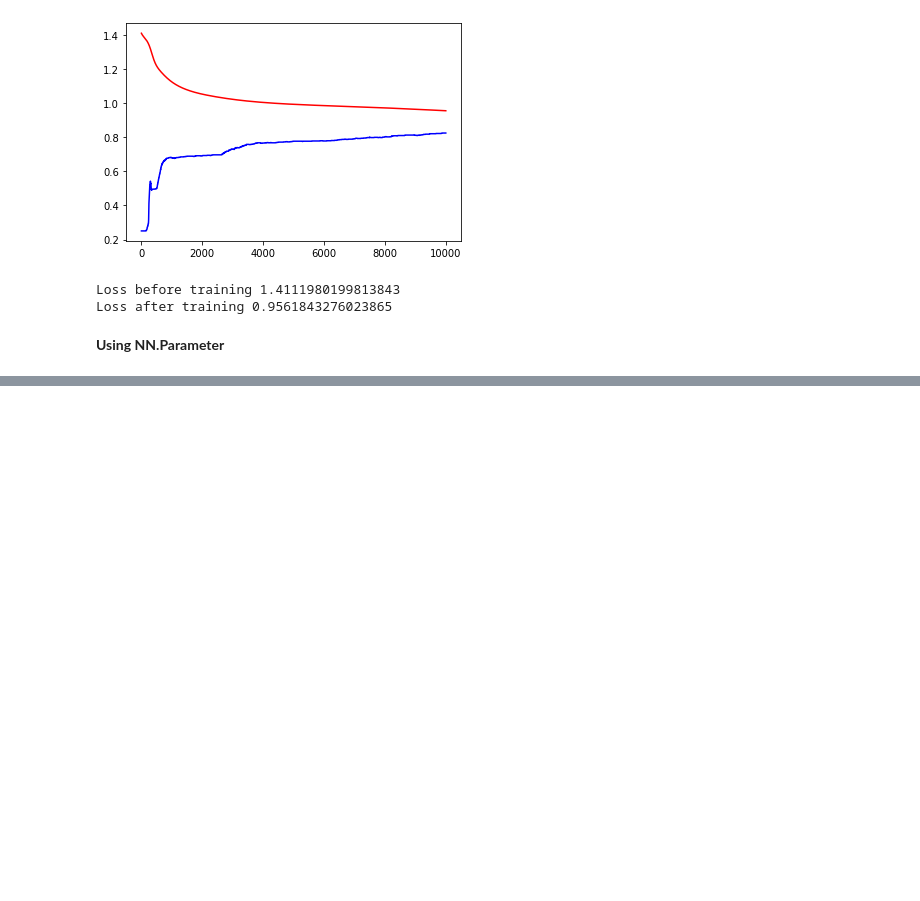
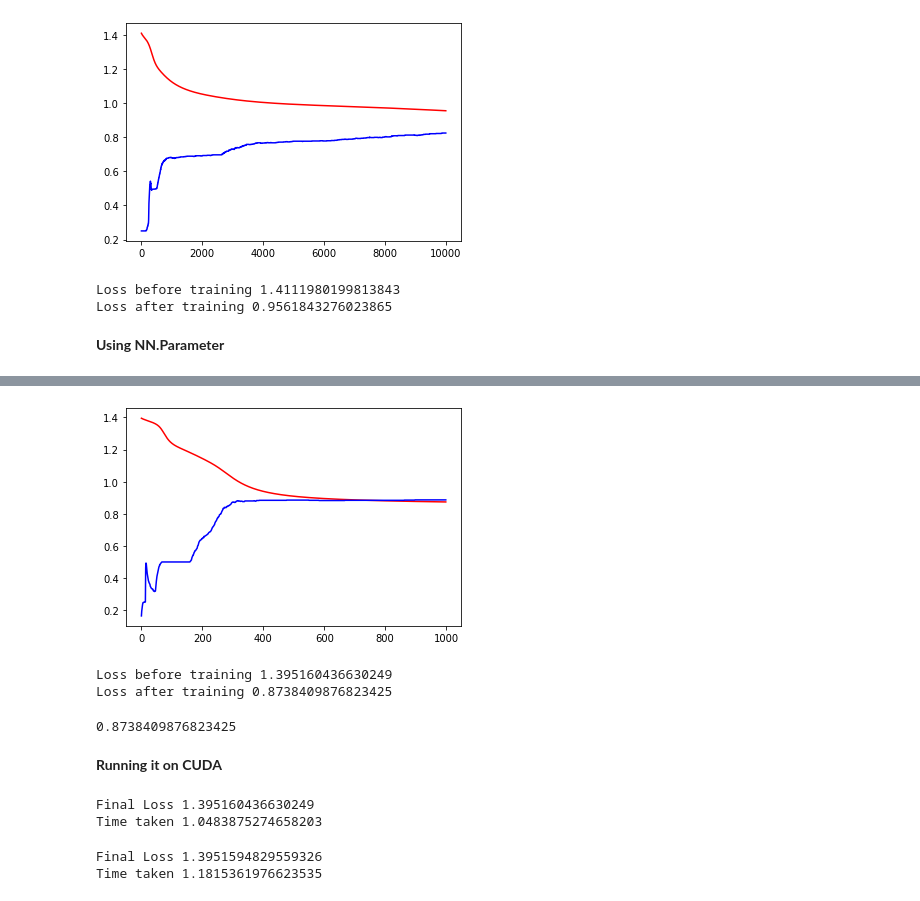
Before and after one commit to kannandreams/AI-CodeBook, a Jupyter notebook: pytorch/FeedForwards_PyTorch.ipynb, the cells around one changed output, grey strips where cells are left out. Drawn from its saved outputs; the diff is of its cells as text; code cells hidden in the pictures; blank space fills up the shorter version.

```diff
--- a/pytorch/FeedForwards_PyTorch.ipynb
+++ b/pytorch/FeedForwards_PyTorch.ipynb
@@ -207,0 +313,22 @@ Loss after training 0.9561843276023865
+# %%
+class FirstNetwork_v2(nn.Module):
+
+  def __init__(self):
+    super().__init__()
+    torch.manual_seed(0)
+    self.net = nn.Sequential(
+        nn.Linear(2,2),
+        nn.Sigmoid(),
+        nn.Linear(2,4),
+        nn.Softmax()
+    )
+
+  def forward(self,X):
+    return self.net(X)
+# %%
+fn = FirstNetwork_v2()
+fit_v1()
+# %% [output]
+[figure, added]
+Loss before training 1.395160436630249
+Loss after training 0.8738409876823425
@@ -207,0 +345,37 @@ Loss after training 0.9561843276023865
+# %%
+fn = FirstNetwork_v2()
+loss_fn = F.cross_entropy
+opt = optim.SGD(fn.parameters(),lr=1)
+fit_v2(X_train,Y_train,fn,opt,loss_fn)
+# %% [output]
+0.8738409876823425
+# %% [markdown]
+**Running it on CUDA**
+# %%
+device = torch.device("cpu")
+
+X_train = X_train.to(device)
+Y_train = Y_train.to(device)
+fn = FirstNetwork_v2()
+fn.to(device)
+tic = time.time()
+print('Final Loss', fit_v2(X_train,Y_train,fn,opt,loss_fn))
+tac = time.time()
+print('Time taken', tac - tic)
+# %% [output]
+Final Loss 1.395160436630249
+Time taken 1.0483875274658203
+# %%
+device = torch.device("cuda")
+
+X_train = X_train.to(device)
+Y_train = Y_train.to(device)
+fn = FirstNetwork_v2()
+fn.to(device)
+tic = time.time()
+print('Final Loss', fit_v2(X_train,Y_train,fn,opt,loss_fn))
+tac = time.time()
+print('Time taken', tac - tic)
+# %% [output]
+Final Loss 1.3951594829559326
+Time taken 1.1815361976623535
```
Also changed, not shown: parts of 15 cells of this notebook.
